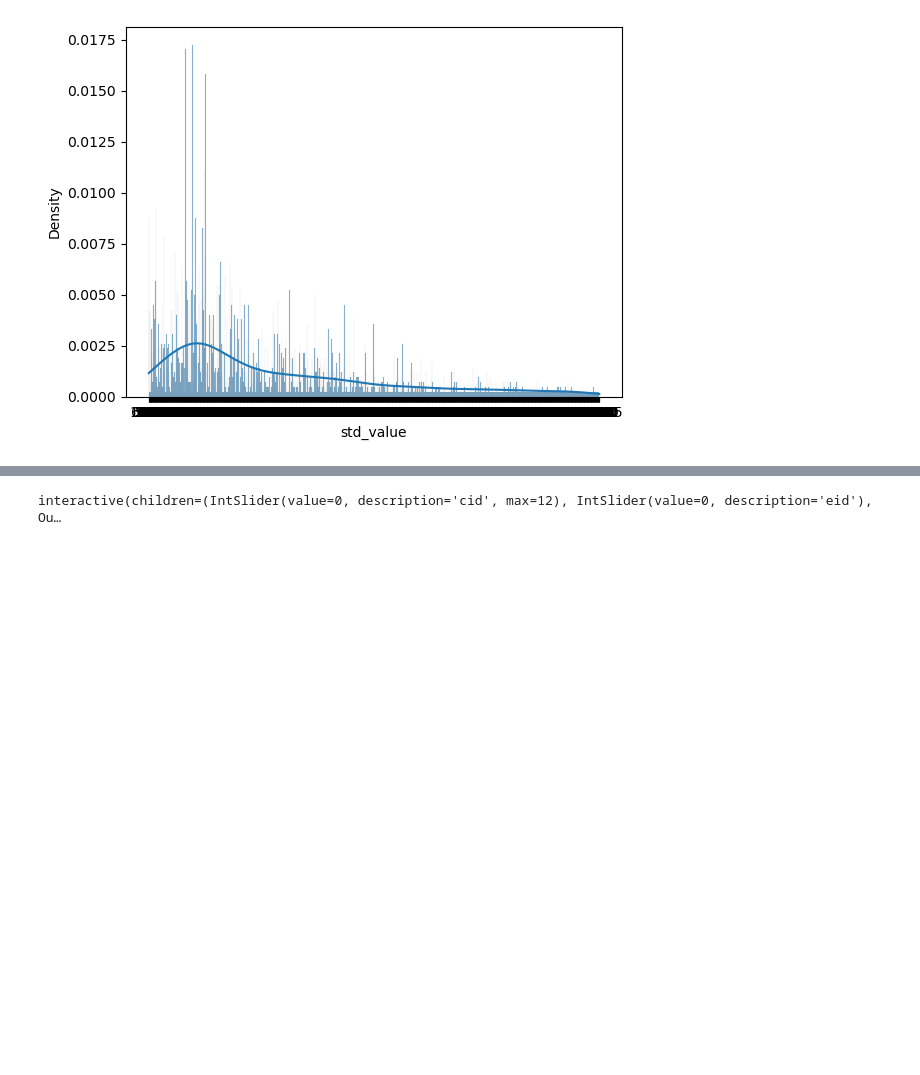
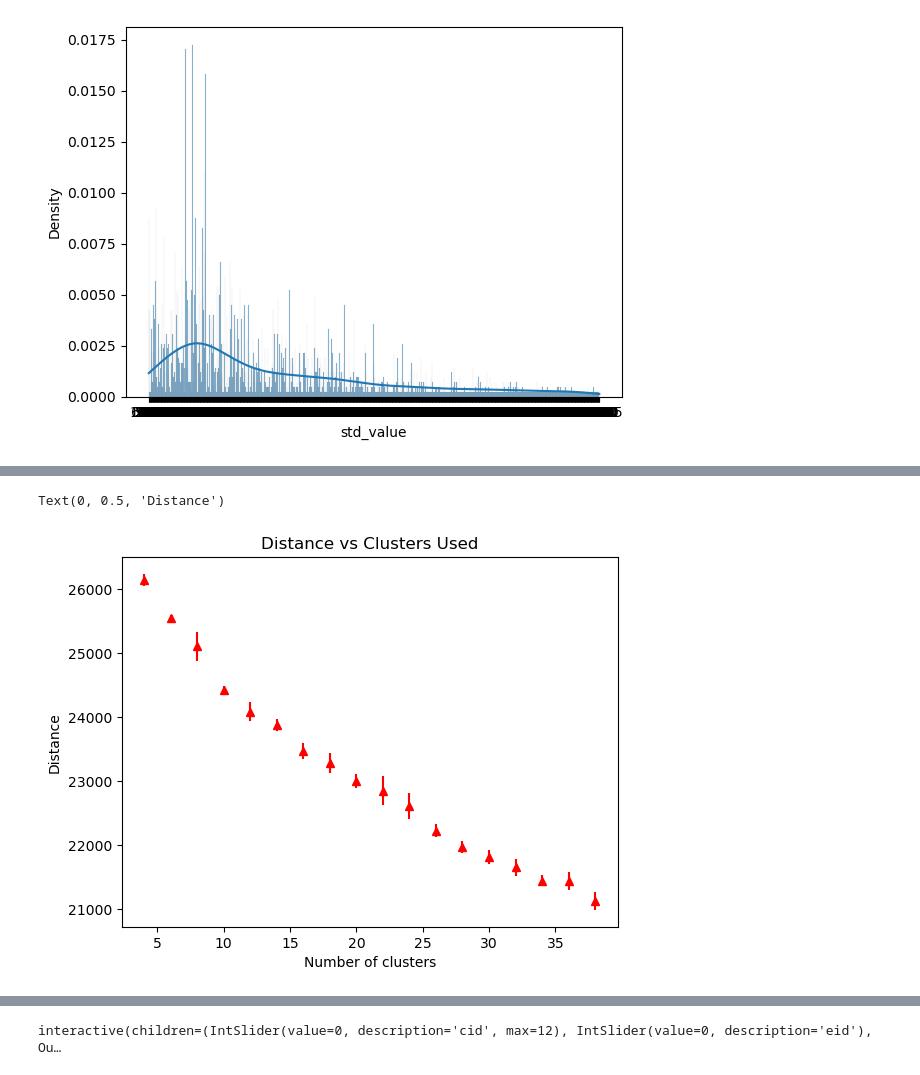
Before and after one commit to Limexcyan/Klastrowanie-publicznych-baz-zwi-zk-w, a Jupyter notebook: Clustering Project.ipynb, the cells around one changed output, grey strips where cells are left out. Saved outputs shown, nothing was run; the diff lists cells and outputs as text; code cells hidden in the pictures; blank space fills up the shorter version.

```diff
--- a/Clustering Project.ipynb
+++ b/Clustering Project.ipynb
@@ -171 +197,9 @@ data.tail() # dane teraz wyglądają tak:
+# %%
+plt.errorbar(range(4,40,2), clserrmb,clserrdb,linestyle='None',fmt='^',c='red')
+plt.title('Distance vs Clusters Used')
+plt.xlabel('Number of clusters')
+plt.ylabel('Distance')
+# %% [output]
+Text(0, 0.5, 'Distance')
+[figure, added]
 # %%
```
Also changed, not shown: parts of 10 cells of this notebook.
